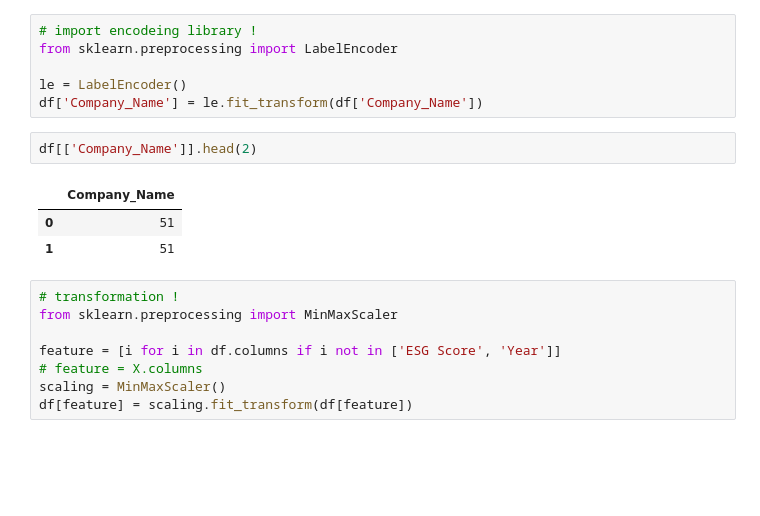
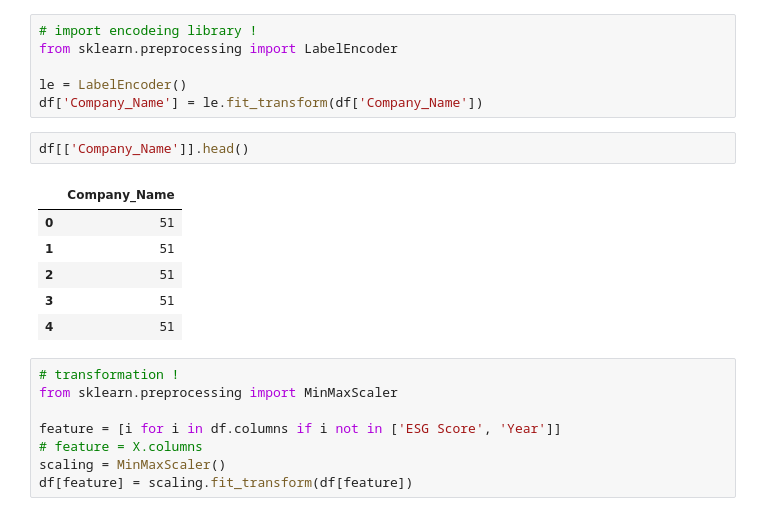
Before and after one commit to fahadwazirali915/DataScience_with_FAHAD, a Jupyter notebook: Machine Learning/My Projects/Zain. (Fiverr)/1/Fahad/Regression_Project.ipynb, the cells around one changed output. Saved outputs shown, nothing was run; the diff lists cells and outputs as text; blank space fills up the shorter version.

```diff
--- a/Machine Learning/My Projects/Zain. (Fiverr)/1/Fahad/Regression_Project.ipynb
+++ b/Machine Learning/My Projects/Zain. (Fiverr)/1/Fahad/Regression_Project.ipynb
@@ -36,11 +36,14 @@ from sklearn.preprocessing import LabelEncoder
 le = LabelEncoder()
 df['Company_Name'] = le.fit_transform(df['Company_Name'])
 # %%
-df[['Company_Name']].head(2)
+df[['Company_Name']].head()
 # %% [output]
 |  | Company_Name |
 | 0 | 51 |
 | 1 | 51 |
+| 2 | 51 |
+| 3 | 51 |
+| 4 | 51 |
 # %%
 # transformation !
 from sklearn.preprocessing import MinMaxScaler
```
Also changed, not shown: parts of 8 cells of this notebook, 12 other files.
